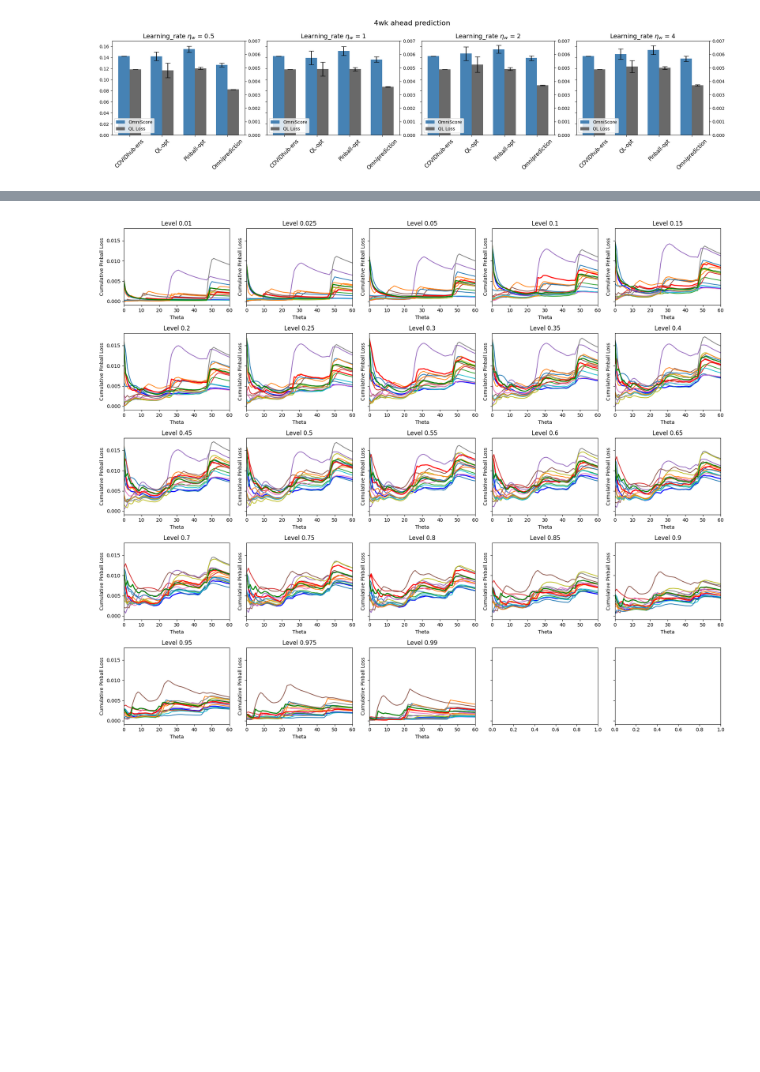
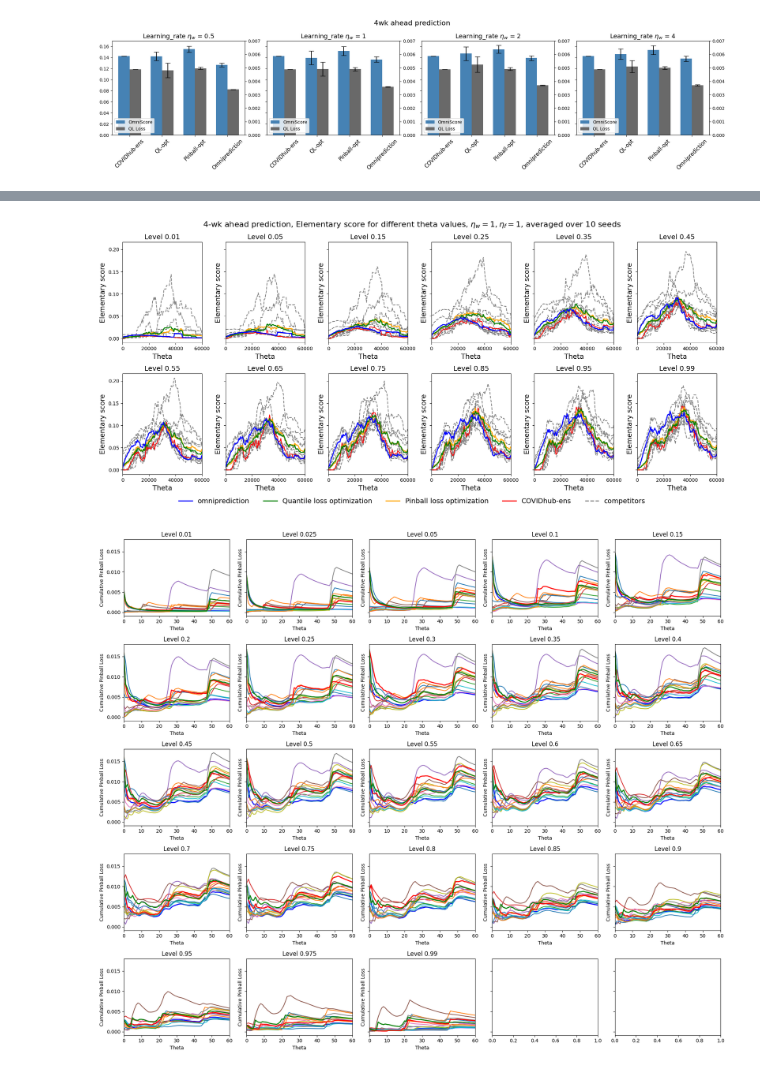
Before and after one commit to hysk79/omni-quantile, a Jupyter notebook: src/covid_hosp_weekly.ipynb, the cells around one changed output, grey strips where cells are left out. Cells and saved outputs as stored; diff of their text form; code cells hidden in the pictures; blank space fills up the shorter version.

Commit message:
260402 omnipred for weighted QL only, v1(O(N^2F))

```diff
--- a/src/covid_hosp_weekly.ipynb
+++ b/src/covid_hosp_weekly.ipynb
@@ -490,3 +496,83 @@ for iw, w in enumerate(range(1,5)):
+# %%
+import importlib
+import metrics
+importlib.reload(metrics)
+from metrics import elementary_scores_grid_T_N, elementary_scores_grid_T_N_F
+from tqdm import tqdm
+
+w=4
+F=12
+eta_multiplier = 1
+eta_f_multiplier = 1
+
+omni_murphy = np.zeros((len(alpha_list), len(thetas)))
+ql_murphy = np.zeros((len(alpha_list), len(thetas)))
+pb_murphy = np.zeros((len(alpha_list), len(thetas)))
+f_murphy = np.zeros((len(alpha_list), len(thetas), F))
+
+for seed in tqdm(range(1, 11)):
+    results = pickle.load(open(f"{SAVE_DIR}/results_{exp_name_string(w, eta_multiplier, eta_f_multiplier, seed)}.pkl", 'rb'))
+    omni_result = OmniResult(results)
+
+    thetas = results['thetas']
+    unit = results['unit']
+    F = results['F']
+    forecaster_names = results['forecaster_names']
+
+    omni_murphy += elementary_scores_grid_T_N(p_grid_T_N=results['phat_history'], y=results['Y'].values, thetas=results['thetas'], alpha_list=results['alpha_list']).mean(axis=0)
+    ql_murphy += elementary_scores_grid_T_N(p_grid_T_N=results['ql_preds_history'], y=results['Y'].values, thetas=results['thetas'], alpha_list=results['alpha_list']).mean(axis=0)
+    pb_murphy += elementary_scores_grid_T_N(p_grid_T_N=results['pinball_preds_history'], y=results['Y'].values, thetas=results['thetas'], alpha_list=results['alpha_list']).mean(axis=0)
+    f_murphy += elementary_scores_grid_T_N_F(p_grid_T_N_F=results['forecasters_preds_history'], y=results['Y'].values, thetas=results['thetas'], alpha_list=results['alpha_list']).mean(axis=0)
+
+omni_murphy /= 10
+ql_murphy /= 10
+pb_murphy /= 10
+f_murphy /= 10
+
+fig, ax = plt.subplots(2, 6, figsize=(18, 8), sharey=True)
+ax = ax.flatten()
+
+for ia, alpha in enumerate(alpha_list[::2]):
+    df = omni_result.single_q_pred_df(ia)
+
+    for f in range(F):
+        if f < F-1:
+            ax[ia].plot(thetas*unit, f_murphy[ia,:,f], linestyle='--', color='gray')
+        else:
+            ax[ia].plot(thetas*unit, f_murphy[ia,:,f], linestyle='-', color='red')
+    ax[ia].plot(thetas*unit, pb_murphy[ia,:], color='orange', linewidth=2, label='Pinball loss optimization')
+    ax[ia].plot(thetas*unit, ql_murphy[ia,:], color='green', linewidth=2, label='Quantile loss optimization')
+    ax[ia].plot(thetas*unit, omni_murphy[ia,:], color='blue', linewidth=2, label='omniprediction')
+
+    # if ia == 4:
+    # Add a custom legend to the bottom of the entire figure
+    ax[ia].set_xlabel('Theta', fontsize=14)
+    ax[ia].set_ylabel('Elementary score', fontsize=14)
+    ax[ia].set_title(f'Level {alpha}', fontsize=14)
+    ax[ia].set_xlim(0, 60000)
+
+from matplotlib.lines import Line2D
+custom_lines = [
+    Line2D([0], [0], color='blue', linewidth=2, label='omniprediction'),
+    Line2D([0], [0], color='green', linewidth=2, label='Quantile loss optimization'),
+    Line2D([0], [0], color='orange', linewidth=2, label='Pinball loss optimization'),
+    Line2D([0], [0], color='red', linewidth=2, label='COVIDhub-ens'),
+    Line2D([0], [0], color='gray', linewidth=2, linestyle='--', label='competitors'),
+]
+fig.legend(
+    handles=custom_lines,
+    loc='lower center',
+    ncol=5,
+    bbox_to_anchor=(0.5, -0.05),
+    fontsize=14,
+    frameon=False
+)
+
+fig.suptitle(rf'{w}-wk ahead prediction, Elementary score for different theta values, $\eta_w=1, \eta_f=1$, averaged over 10 seeds', fontsize=16)
+fig.tight_layout()
+plt.show()
+# %% [output]
+[figure, added]
 # %%
 from metrics import pinball_loss
 
```
Also changed, not shown: parts of 2 cells of this notebook, 11 other files.
